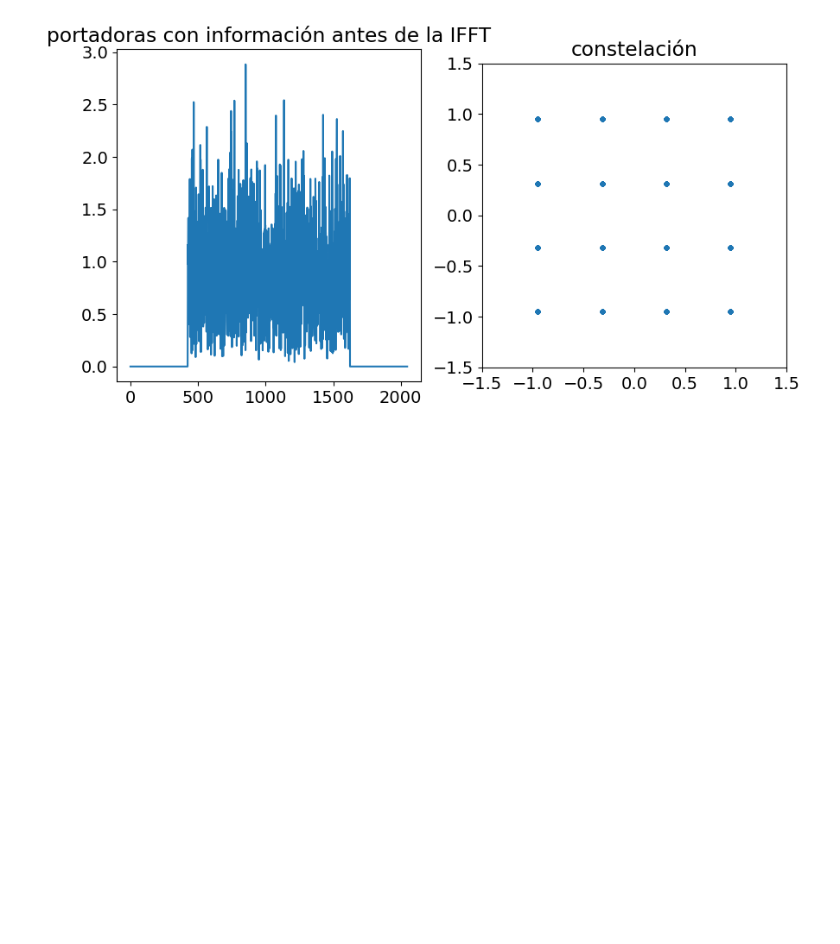
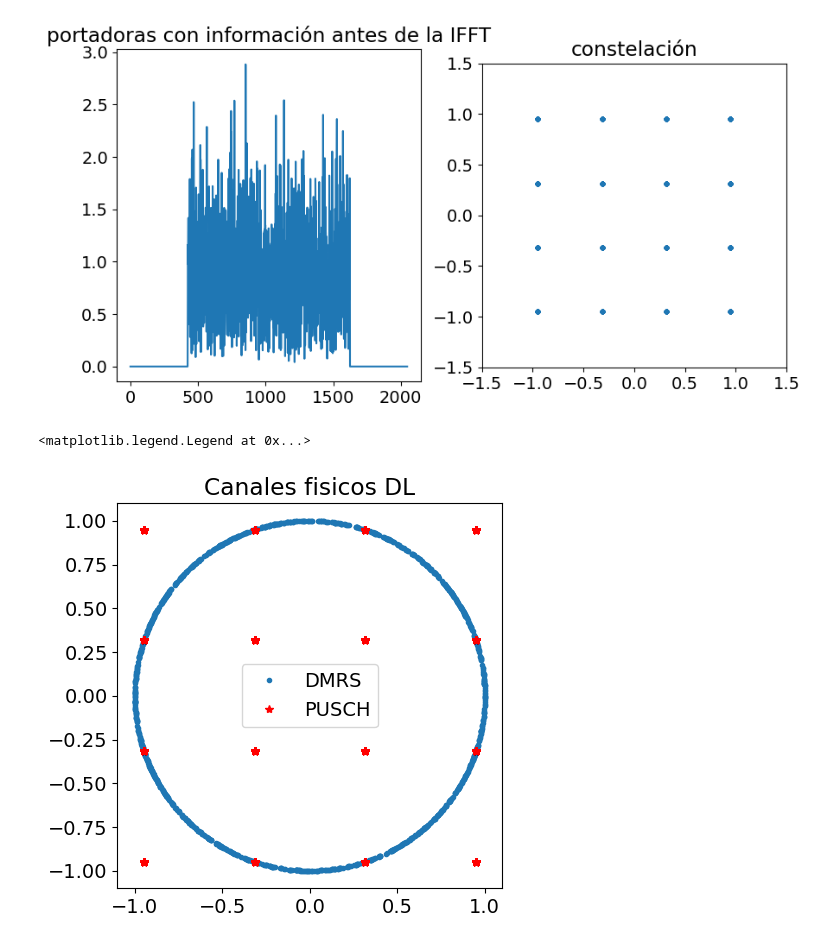
Before and after one commit to pablodecesare1/LTESignals, a Jupyter notebook: LTE_uplink_downlink_channels.ipynb, the cells around one changed output. Saved outputs shown, nothing was run; the diff lists cells and outputs as text; code cells hidden in the pictures; blank space fills up the shorter version.

```diff
--- a/LTE_uplink_downlink_channels.ipynb
+++ b/LTE_uplink_downlink_channels.ipynb
@@ -377,9 +398,9 @@ print(mia0)
 # %% [output]
 6736
 # %%
-demod = np.fft.fftshift(np.fft.fft(x[mia0:mia0+Tu] * np.exp(-1j*np.pi*np.arange(Tu)/Tu)))
+dmrs = np.fft.fftshift(np.fft.fft(x[mia0:mia0+Tu] * np.exp(-1j*np.pi*np.arange(Tu)/Tu)))
 
-plt.plot(demod.real[occupied_subcarriers],demod.imag[occupied_subcarriers],".")
+plt.plot(dmrs.real[occupied_subcarriers],dmrs.imag[occupied_subcarriers],".")
 plt.gca().set_aspect('equal', 'box')
 # %% [output]
 [figure]
@@ -410,3 +431,13 @@ plt.ylim([-1.5,1.5])
 # %% [output]
 (-1.5, 1.5)
 [figure]
+# %%
+plt.plot(dmrs.real[occupied_subcarriers],dmrs.imag[occupied_subcarriers],".",label="DMRS")
+plt.plot(demod.real,demod.imag,"r*",label="PUSCH")
+
+plt.gca().set_aspect('equal', adjustable='box')
+plt.title("Canales fisicos DL")
+plt.legend()
+# %% [output]
+<matplotlib.legend.Legend at 0x...>
+[figure, added]
```
Also changed, not shown: parts of 19 cells of this notebook, 1 other file.
